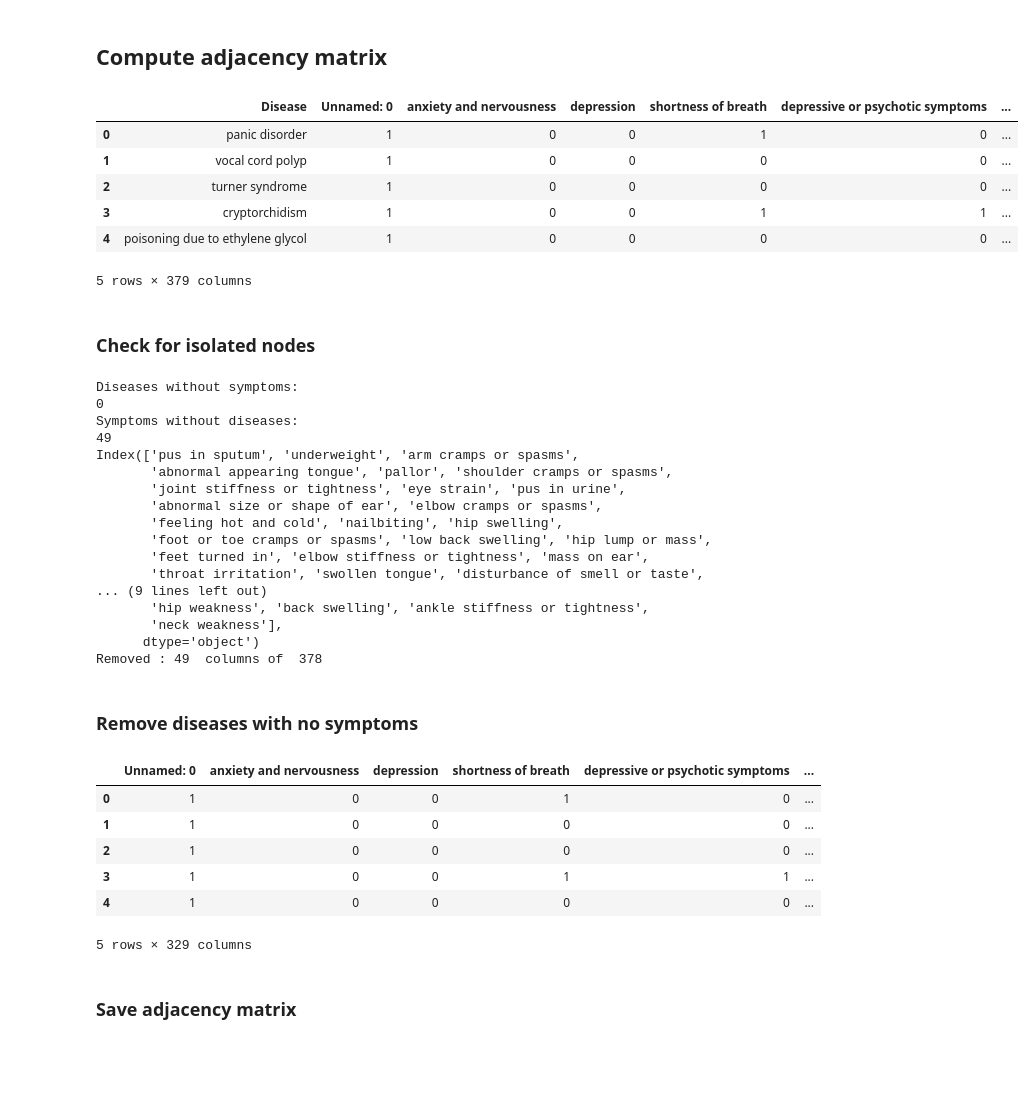
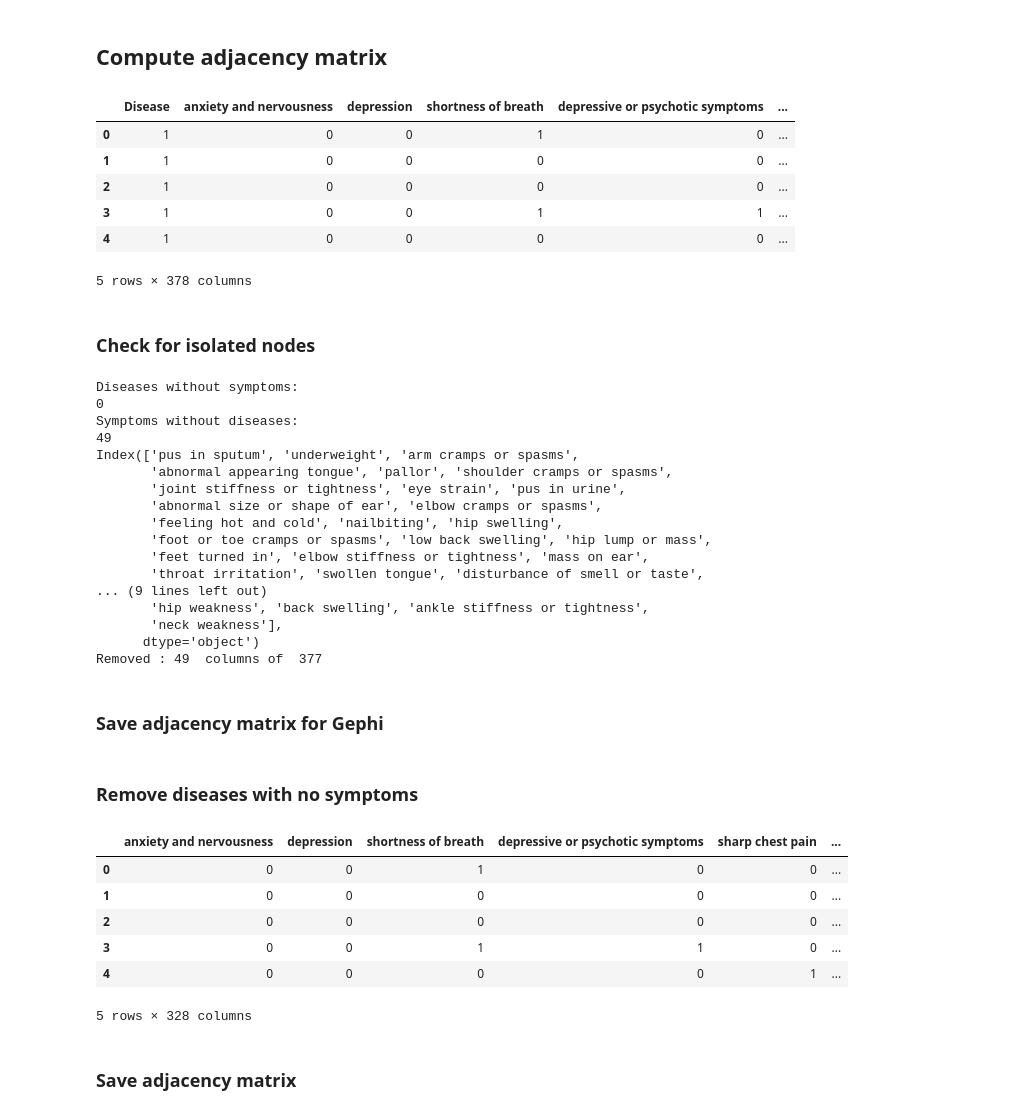
Before and after one commit to DavideLigari/disease-prediction, a Jupyter notebook: code/dataset_cleaning.ipynb, the cells around one changed output. Saved outputs shown, nothing was run; the diff lists cells and outputs as text; code cells hidden in the pictures; blank space fills up the shorter version.

```diff
--- a/code/dataset_cleaning.ipynb
+++ b/code/dataset_cleaning.ipynb
@@ -9,7 +9,11 @@ import pandas as pd
 import numpy as np
 
 patients = pd.read_csv("../dataset/large_dataset.csv",compression='gzip')
-patients.rename(columns={"diseases": "Disease"}, inplace=True)
+patients.rename(columns={"Disease": "Disease_first_col"}, inplace=True)
+patients.drop(columns=["Unnamed: 0"], inplace=True)
+patients['Disease']=patients['Disease_first_col']
+patients.drop(columns=["Disease_first_col"], inplace=True)
+
 patients.info()
 # %% [output]
 <class 'pandas.core.frame.DataFrame'>
@@ -78,22 +97,22 @@ np.savez_compressed("../code/prediction_model/features/symptoms.npz", X = tmp[:,
 # %%
 adjacency_matrix = patients.groupby("Disease").sum()
 
 adjacency_matrix = adjacency_matrix.reset_index()
-adjacency_matrix = adjacency_matrix.drop(["Disease"], axis=1)
+#adjacency_matrix = adjacency_matrix.drop(["Disease"], axis=1)
 
 adjacency_matrix = adjacency_matrix.apply(
     lambda x: x.map(lambda val: 1 if val != 0 else 0)
 )
-adjacency_matrix.insert(0, "Disease", patients["Disease"].unique())
+#adjacency_matrix.insert(0, "Disease", patients["Disease"].unique())
 adjacency_matrix.head()
 # %% [output]
-|  | Disease | Unnamed: 0 | anxiety and nervousness | depression | shortness of breath | depressive or psychotic symptoms | ... |
-| 0 | panic disorder | 1 | 0 | 0 | 1 | 0 | ... |
-| 1 | vocal cord polyp | 1 | 0 | 0 | 0 | 0 | ... |
-| 2 | turner syndrome | 1 | 0 | 0 | 0 | 0 | ... |
-| 3 | cryptorchidism | 1 | 0 | 0 | 1 | 1 | ... |
-| 4 | poisoning due to ethylene glycol | 1 | 0 | 0 | 0 | 0 | ... |
+|  | Disease | anxiety and nervousness | depression | shortness of breath | depressive or psychotic symptoms | ... |
+| 0 | 1 | 0 | 0 | 1 | 0 | ... |
+| 1 | 1 | 0 | 0 | 0 | 0 | ... |
+| 2 | 1 | 0 | 0 | 0 | 0 | ... |
+| 3 | 1 | 0 | 0 | 1 | 1 | ... |
+| 4 | 1 | 0 | 0 | 0 | 0 | ... |
-5 rows × 379 columns
+5 rows × 378 columns
 # %% [markdown]
 ### Check for isolated nodes
 # %%
@@ -133,4 +152,6 @@ Index(['pus in sputum', 'underweight', 'arm cramps or spasms',
        'hip weakness', 'back swelling', 'ankle stiffness or tightness',
        'neck weakness'],
       dtype='object')
-Removed : 49  columns of  378
+Removed : 49  columns of  377
+# %% [markdown]
+### Save adjacency matrix for Gephi
@@ -140,13 +166,13 @@ Removed : 49  columns of  378
 filtered_df.drop(columns=["Disease"], inplace=True)
 filtered_df.head()
 # %% [output]
-|  | Unnamed: 0 | anxiety and nervousness | depression | shortness of breath | depressive or psychotic symptoms | ... |
-| 0 | 1 | 0 | 0 | 1 | 0 | ... |
-| 1 | 1 | 0 | 0 | 0 | 0 | ... |
-| 2 | 1 | 0 | 0 | 0 | 0 | ... |
-| 3 | 1 | 0 | 0 | 1 | 1 | ... |
-| 4 | 1 | 0 | 0 | 0 | 0 | ... |
+|  | anxiety and nervousness | depression | shortness of breath | depressive or psychotic symptoms | sharp chest pain | ... |
+| 0 | 0 | 0 | 1 | 0 | 0 | ... |
+| 1 | 0 | 0 | 0 | 0 | 0 | ... |
+| 2 | 0 | 0 | 0 | 0 | 0 | ... |
+| 3 | 0 | 0 | 1 | 1 | 0 | ... |
+| 4 | 0 | 0 | 0 | 0 | 1 | ... |
-5 rows × 329 columns
+5 rows × 328 columns
 # %% [markdown]
 ### Save adjacency matrix
 # %%
```
Also changed, not shown: parts of 9 cells of this notebook, 6 other files.
